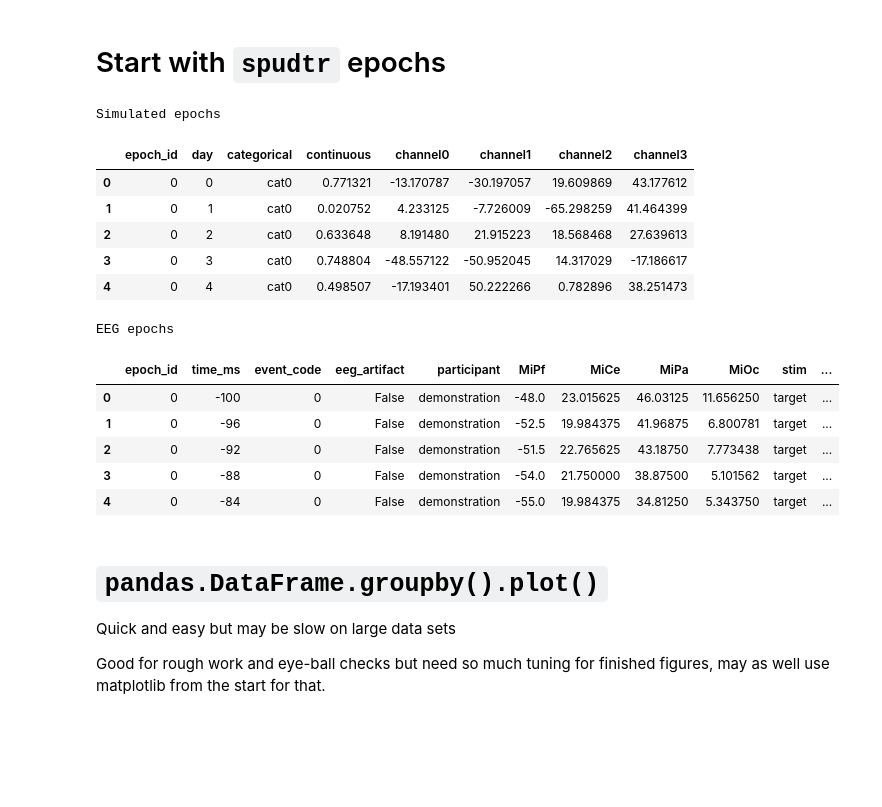
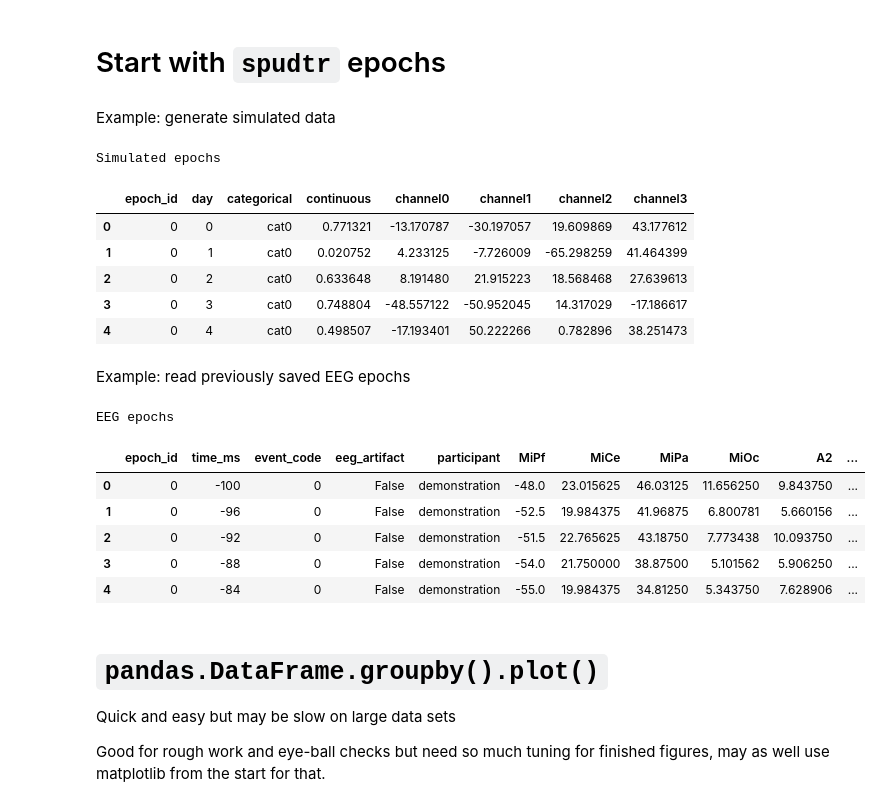
Before and after one commit to turbach/spudtr, a Jupyter notebook: docs/user_guide/visualize/visualize.ipynb, the cells around one changed output. Cells and saved outputs as stored; diff of their text form; code cells hidden in the pictures; blank space fills up the shorter version.

Commit message:
patched epf.py::center_on validation, pytest for large datasets
changed eeg test file names to gh_sub000??.h5 for use with spudtr and fitgrid

reorganized and refreshed User Guide in docs

```diff
--- a/docs/user_guide/visualize/visualize.ipynb
+++ b/docs/user_guide/visualize/visualize.ipynb
@@ -1,10 +1,11 @@
 # %% [markdown]
 # Start with `spudtr` epochs
+# %% [markdown]
+Example: generate simulated data
 # %%
 from spudtr import epf, fake_epochs_data
-from spudtr import DATA_DIR
+from spudtr import DATA_DIR, P3_F
 
-# generate simulated data: sim_epochs_df
 n_epochs_per_category = 2
 sim_epochs_df, channels = fake_epochs_data._generate(
     n_epochs=n_epochs_per_category,
@@ -18,16 +19,6 @@ sim_epochs_df, channels = fake_epochs_data._generate(
 print("Simulated epochs")
 epf.check_epochs(sim_epochs_df, ["channel0", "channel1"], epoch_id="epoch_id", time="day")
 display(sim_epochs_df.head())
-
-
-# load EEG epochs: eeg_epochs_df
-import pandas as pd
-eeg_epochs_df = pd.read_hdf(DATA_DIR / "sub000p3.epochs.h5", key="p3").query("stim in ['standard', 'target']")
-eeg_channels = ['MiPf', 'MiCe', 'MiPa', 'MiOc']
-epf.check_epochs(eeg_epochs_df, eeg_channels, epoch_id="epoch_id", time="time_ms")
-
-print("EEG epochs")
-display(eeg_epochs_df.head())
 # %% [output]
 Simulated epochs
 |  | epoch_id | day | categorical | continuous | channel0 | channel1 | channel2 | channel3 |
@@ -36,13 +27,24 @@ Simulated epochs
 | 2 | 0 | 2 | cat0 | 0.633648 | 8.191480 | 21.915223 | 18.568468 | 27.639613 |
 | 3 | 0 | 3 | cat0 | 0.748804 | -48.557122 | -50.952045 | 14.317029 | -17.186617 |
 | 4 | 0 | 4 | cat0 | 0.498507 | -17.193401 | 50.222266 | 0.782896 | 38.251473 |
-EEG epochs
-|  | epoch_id | time_ms | event_code | eeg_artifact | participant | MiPf | MiCe | MiPa | MiOc | stim | ... |
-| 0 | 0 | -100 | 0 | False | demonstration | -48.0 | 23.015625 | 46.03125 | 11.656250 | target | ... |
-| 1 | 0 | -96 | 0 | False | demonstration | -52.5 | 19.984375 | 41.96875 | 6.800781 | target | ... |
-| 2 | 0 | -92 | 0 | False | demonstration | -51.5 | 22.765625 | 43.18750 | 7.773438 | target | ... |
-| 3 | 0 | -88 | 0 | False | demonstration | -54.0 | 21.750000 | 38.87500 | 5.101562 | target | ... |
-| 4 | 0 | -84 | 0 | False | demonstration | -55.0 | 19.984375 | 34.81250 | 5.343750 | target | ... |
+# %% [markdown]
+Example: read previously saved EEG epochs
+# %%
+import pandas as pd
+eeg_epochs_df = pd.read_hdf(DATA_DIR / P3_F, key="p3").query("stim in ['standard', 'target']")
+eeg_channels = ['MiPf', 'MiCe', 'MiPa', 'MiOc']
+epf.check_epochs(eeg_epochs_df, eeg_channels, epoch_id="epoch_id", time="time_ms")
+
+print("EEG epochs")
+display(eeg_epochs_df.head())
+# %% [output]
+EEG epochs
+|  | epoch_id | time_ms | event_code | eeg_artifact | participant | MiPf | MiCe | MiPa | MiOc | A2 | ... |
+| 0 | 0 | -100 | 0 | False | demonstration | -48.0 | 23.015625 | 46.03125 | 11.656250 | 9.843750 | ... |
+| 1 | 0 | -96 | 0 | False | demonstration | -52.5 | 19.984375 | 41.96875 | 6.800781 | 5.660156 | ... |
+| 2 | 0 | -92 | 0 | False | demonstration | -51.5 | 22.765625 | 43.18750 | 7.773438 | 10.093750 | ... |
+| 3 | 0 | -88 | 0 | False | demonstration | -54.0 | 21.750000 | 38.87500 | 5.101562 | 5.906250 | ... |
+| 4 | 0 | -84 | 0 | False | demonstration | -55.0 | 19.984375 | 34.81250 | 5.343750 | 7.628906 | ... |
 # %% [markdown]
 # `pandas.DataFrame.groupby().plot()`
 
```
Also changed, not shown: parts of 6 cells of this notebook, 18 other files.
